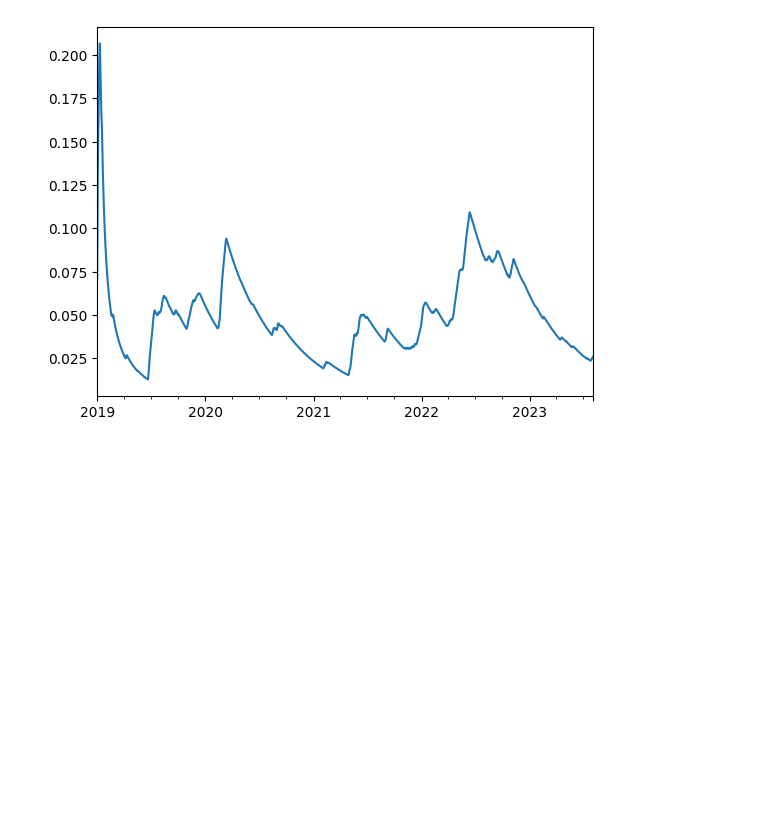
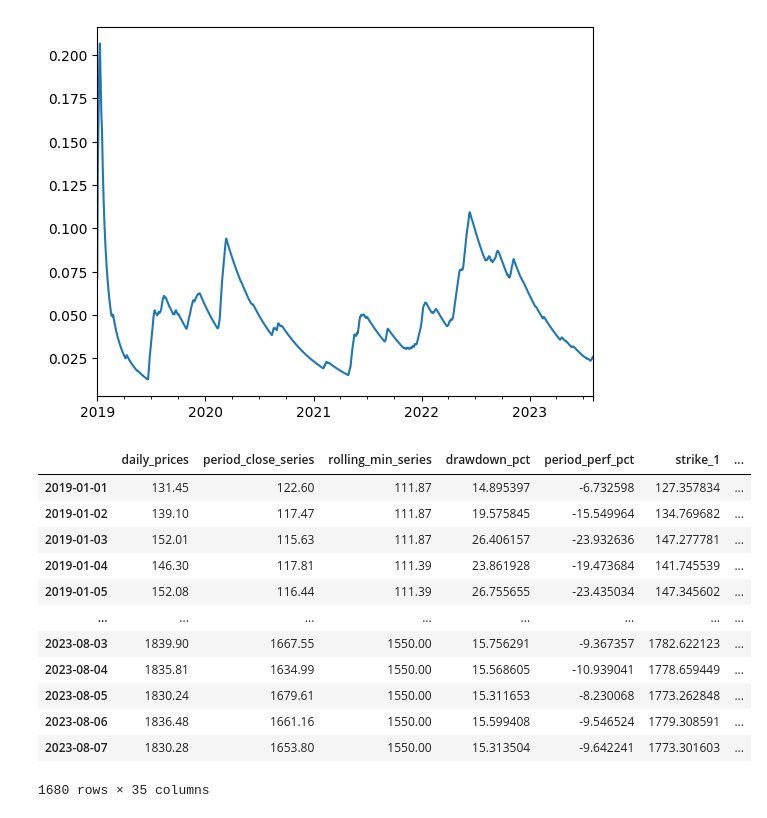
Before and after one commit to chris-ch/ethereum-prices, a Jupyter notebook: analyse-prices.ipynb, the cells around one changed output. Saved outputs shown, nothing was run; the diff lists cells and outputs as text; code cells hidden in the pictures; blank space fills up the shorter version.

```diff
--- a/analyse-prices.ipynb
+++ b/analyse-prices.ipynb
@@ -268,3 +279,19 @@ df[f'put_value_pct_1'].ewm(halflife='120 days', times=df.index).mean().plot()
 # %%
 
 bid, ask = bid_ask['bids'][0][0], bid_ask['asks'][0][0]
+# %%
+df
+# %% [output]
+|  | daily_prices | period_close_series | rolling_min_series | drawdown_pct | period_perf_pct | strike_1 | ... |
+| 2019-01-01 | 131.45 | 122.60 | 111.87 | 14.895397 | -6.732598 | 127.357834 | ... |
+| 2019-01-02 | 139.10 | 117.47 | 111.87 | 19.575845 | -15.549964 | 134.769682 | ... |
+| 2019-01-03 | 152.01 | 115.63 | 111.87 | 26.406157 | -23.932636 | 147.277781 | ... |
+| 2019-01-04 | 146.30 | 117.81 | 111.39 | 23.861928 | -19.473684 | 141.745539 | ... |
+| 2019-01-05 | 152.08 | 116.44 | 111.39 | 26.755655 | -23.435034 | 147.345602 | ... |
+| ... | ... | ... | ... | ... | ... | ... | ... |
+| 2023-08-03 | 1839.90 | 1667.55 | 1550.00 | 15.756291 | -9.367357 | 1782.622123 | ... |
+| 2023-08-04 | 1835.81 | 1634.99 | 1550.00 | 15.568605 | -10.939041 | 1778.659449 | ... |
+| 2023-08-05 | 1830.24 | 1679.61 | 1550.00 | 15.311653 | -8.230068 | 1773.262848 | ... |
+| 2023-08-06 | 1836.48 | 1661.16 | 1550.00 | 15.599408 | -9.546524 | 1779.308591 | ... |
+| 2023-08-07 | 1830.28 | 1653.80 | 1550.00 | 15.313504 | -9.642241 | 1773.301603 | ... |
+1680 rows × 35 columns
```
Also changed, not shown: parts of 7 cells of this notebook.
